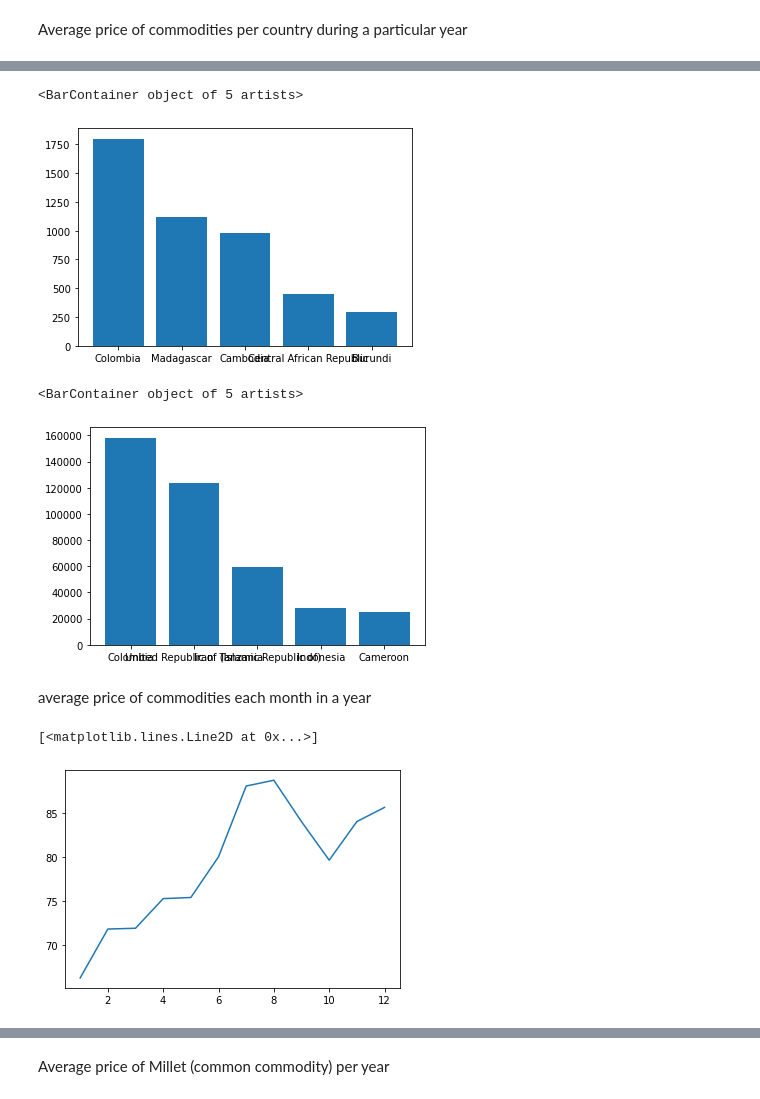
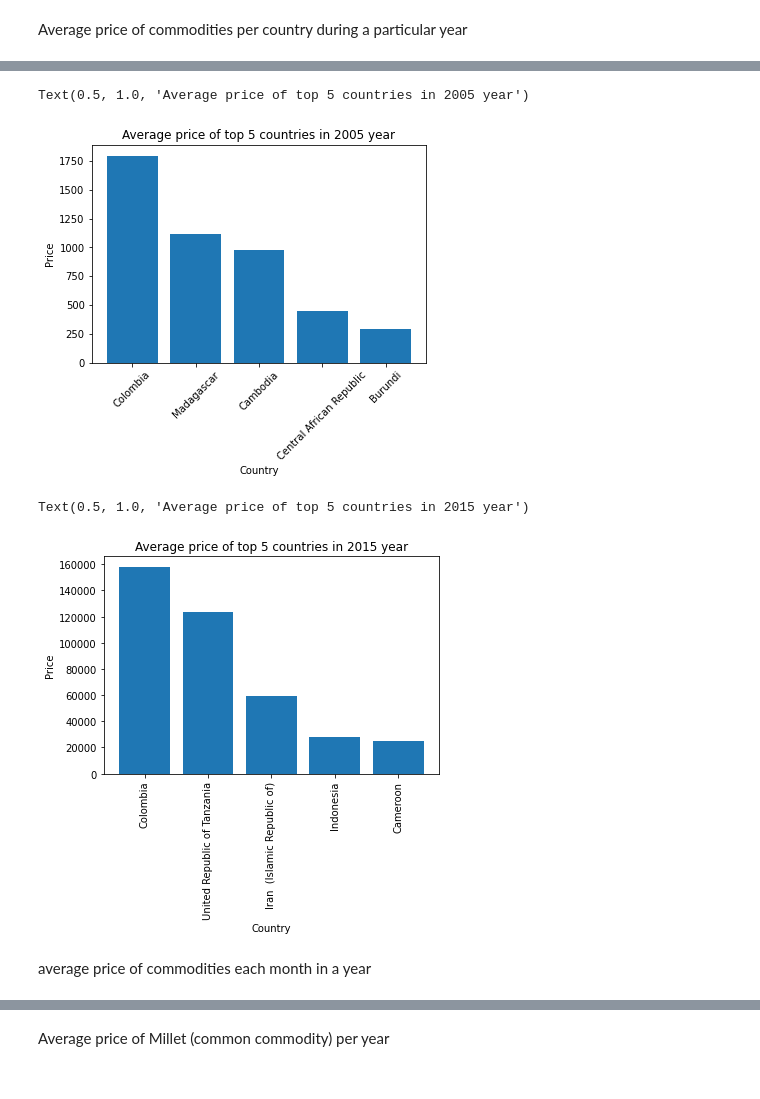
Before and after one commit to Shubhigupta1310/Bootcamp-Project, a Jupyter notebook: Global_food_price.ipynb, the cells around one changed output, grey strips where cells are left out. Saved outputs shown, nothing was run; the diff lists cells and outputs as text; code cells hidden in the pictures.

```diff
--- a/Global_food_price.ipynb
+++ b/Global_food_price.ipynb
@@ -107,23 +109,26 @@ plt.title("Average price of top 5 commodities in 1995 year")
 # %%
 df_B1 = df[df["mp_year"]== 2005].groupby(['adm0_name'])["mp_price"].mean().to_frame().sort_values(by=['mp_price'], ascending=False).head()
-# %%
-plt.bar(df_B1.index, df_B1["mp_price"])
-# %% [output]
-<BarContainer object of 5 artists>
-[figure, removed]
+# %%
+plt.bar(df_B1.index, df_B1["mp_price"])
+plt.xlabel("Country")
+plt.xticks(rotation=45)
+plt.ylabel("Price")
+plt.title("Average price of top 5 countries in 2005 year")
+# %% [output]
+Text(0.5, 1.0, 'Average price of top 5 countries in 2005 year')
+[figure, added]
 # %%
 df_B2 = df[df["mp_year"]== 2015].groupby(['adm0_name'])["mp_price"].mean().to_frame().sort_values(by=['mp_price'], ascending=False).head()
-# %%
-plt.bar(df_B2.index, df_B2["mp_price"])
-# %% [output]
-<BarContainer object of 5 artists>
-[figure, removed]
+# %%
+plt.bar(df_B2.index, df_B2["mp_price"])
+plt.xlabel("Country")
+plt.xticks(rotation=90)
+plt.ylabel("Price")
+plt.title("Average price of top 5 countries in 2015 year")
+# %% [output]
+Text(0.5, 1.0, 'Average price of top 5 countries in 2015 year')
+[figure, added]
 # %%
 df_C= df[df["mp_year"]== 1995].groupby(['mp_month'])["mp_price"].mean().to_frame()
 # %% [markdown]
 average price of commodities each month in a year
-# %%
-plt.plot(df_C.index, df_C["mp_price"])
-# %% [output]
-[<matplotlib.lines.Line2D at 0x...>]
-[figure, removed]
```
Also changed, not shown: parts of 13 cells of this notebook.
